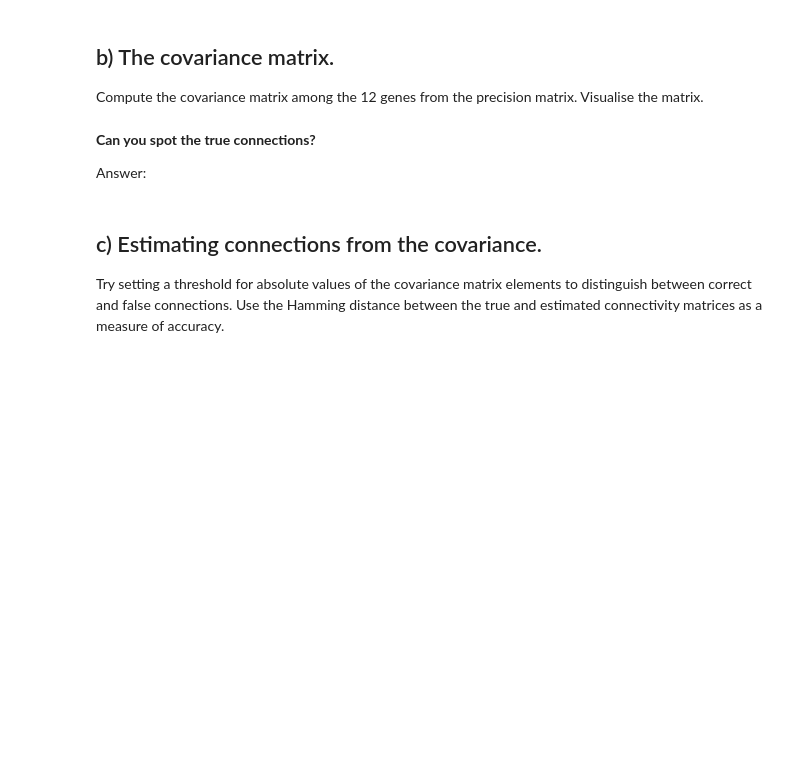
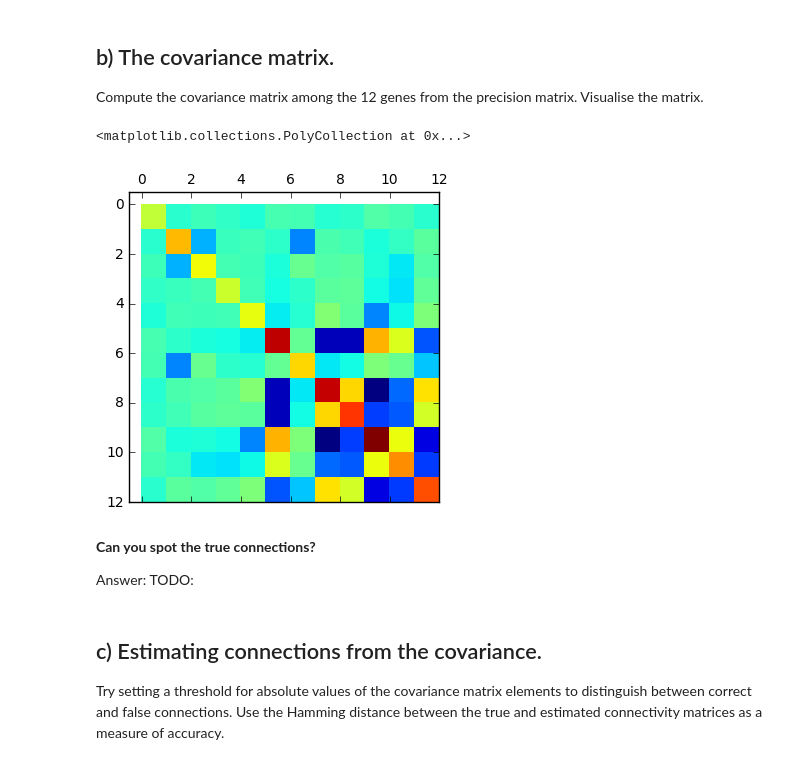
Before and after one commit to belochka/Bioinf, a Jupyter notebook: NetworkInference.ipynb, the cells around one changed output. Cells and saved outputs as stored; diff of their text form; code cells hidden in the pictures; blank space fills up the shorter version.

```diff
--- a/NetworkInference.ipynb
+++ b/NetworkInference.ipynb
@@ -61,7 +55,19 @@ Compute the covariance matrix among the 12 genes from the precision matrix. Visu
+# %%
+covarianceMatrix = np.linalg.inv(precisionMatrix)
+plt.figure(1)
+plt.spy(covarianceMatrix)
+plt.pcolor(covarianceMatrix) # todo: fix lable
+
+# TODO: Check Result. And if its right what i did ;)
+# Use np.cov() an plot this in comparison?
+# %% [output]
+<matplotlib.collections.PolyCollection at 0x...>
+[figure, added]
 # %% [markdown]
 **Can you spot the true connections?**
 
 Answer:
+TODO:
 # %% [markdown]
 ## c) Estimating connections from the covariance.
 
```
Also changed, not shown: parts of 17 cells of this notebook.
